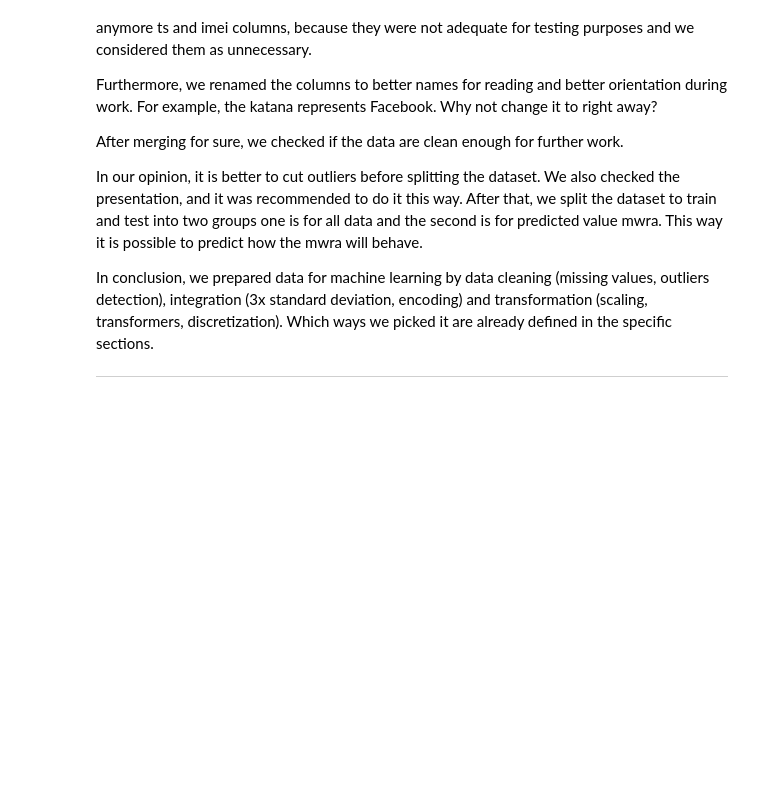
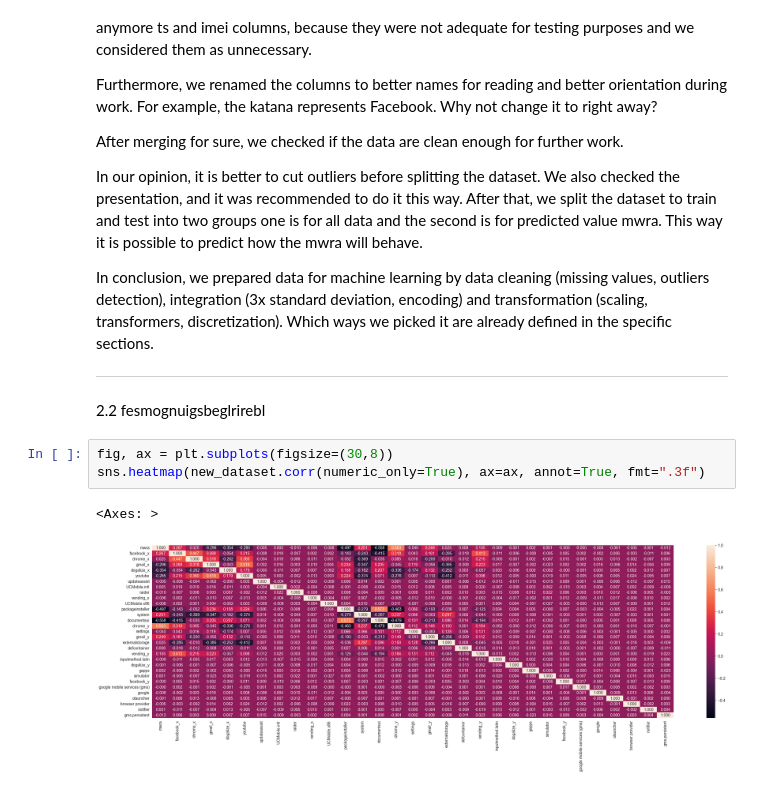
Before and after one commit to mariamatusiskova/IAU_project, a Jupyter notebook: datasets/merge.ipynb, the cells around one changed output. Drawn from its saved outputs; the diff is of its cells as text; blank space fills up the shorter version.

```diff
--- a/datasets/merge.ipynb
+++ b/datasets/merge.ipynb
@@ -571,3 +568,11 @@ In our opinion, it is better to cut outliers before splitting the dataset. We al
 In conclusion, we prepared data for machine learning by data cleaning (missing values, outliers detection), integration (3x standard deviation, encoding) and transformation (scaling, transformers, discretization). Which ways we picked it are already defined in the specific sections.
 
 --------------------------------
+# %% [markdown]
+2.2 fesmognuigsbeglrirebl
+# %%
+fig, ax = plt.subplots(figsize=(30,8))
+sns.heatmap(new_dataset.corr(numeric_only=True), ax=ax, annot=True, fmt=".3f")
+# %% [output]
+<Axes: >
+[figure, added]
```
Also changed, not shown: parts of 1 cell of this notebook.
